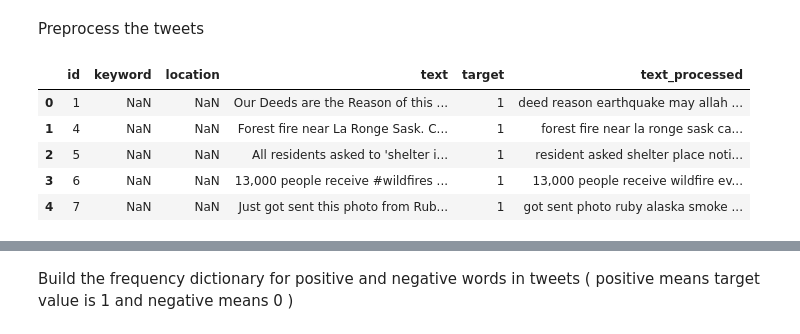
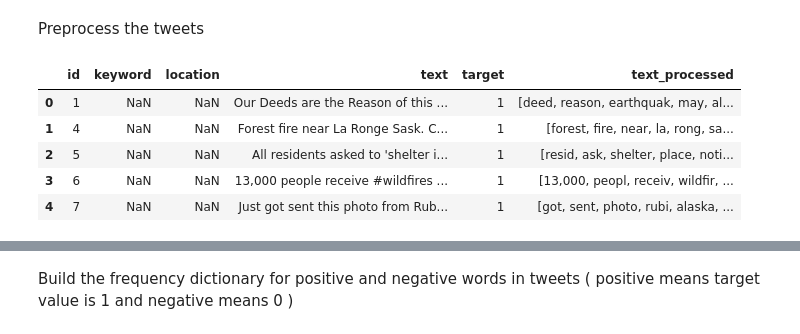
Before and after one commit to bk-anupam/NLP, a Jupyter notebook: Kaggle/DisasterTweetsPrediction/disaster-tweets-prediction.ipynb, the cells around one changed output, grey strips where cells are left out. Drawn from its saved outputs; the diff is of its cells as text; code cells hidden in the pictures.

```diff
--- a/Kaggle/DisasterTweetsPrediction/disaster-tweets-prediction.ipynb
+++ b/Kaggle/DisasterTweetsPrediction/disaster-tweets-prediction.ipynb
@@ -52,15 +65,15 @@ Preprocess the tweets
 # %%
 from common_utils import process_tweet
 
-df_train['text_processed'] = df_train['text'].apply(lambda text: " ".join(process_tweet(text)))
+df_train['text_processed'] = df_train['text'].apply(lambda text: process_tweet(text))
 df_train.head()
 # %% [output]
 |  | id | keyword | location | text | target | text_processed |
-| 0 | 1 | NaN | NaN | Our Deeds are the Reason of this ... | 1 | deed reason earthquake may allah ... |
-| 1 | 4 | NaN | NaN | Forest fire near La Ronge Sask. C... | 1 | forest fire near la ronge sask ca... |
-| 2 | 5 | NaN | NaN | All residents asked to 'shelter i... | 1 | resident asked shelter place noti... |
-| 3 | 6 | NaN | NaN | 13,000 people receive #wildfires ... | 1 | 13,000 people receive wildfire ev... |
-| 4 | 7 | NaN | NaN | Just got sent this photo from Rub... | 1 | got sent photo ruby alaska smoke ... |
+| 0 | 1 | NaN | NaN | Our Deeds are the Reason of this ... | 1 | [deed, reason, earthquak, may, al... |
+| 1 | 4 | NaN | NaN | Forest fire near La Ronge Sask. C... | 1 | [forest, fire, near, la, rong, sa... |
+| 2 | 5 | NaN | NaN | All residents asked to 'shelter i... | 1 | [resid, ask, shelter, place, noti... |
+| 3 | 6 | NaN | NaN | 13,000 people receive #wildfires ... | 1 | [13,000, peopl, receiv, wildfir, ... |
+| 4 | 7 | NaN | NaN | Just got sent this photo from Rub... | 1 | [got, sent, photo, rubi, alaska, ... |
 # %%
 df_test['text_processed'] = df_test['text'].apply(lambda text: " ".join(process_tweet(text)))
 df_test.head()
```
Also changed, not shown: parts of 22 cells of this notebook, 1 other file.
